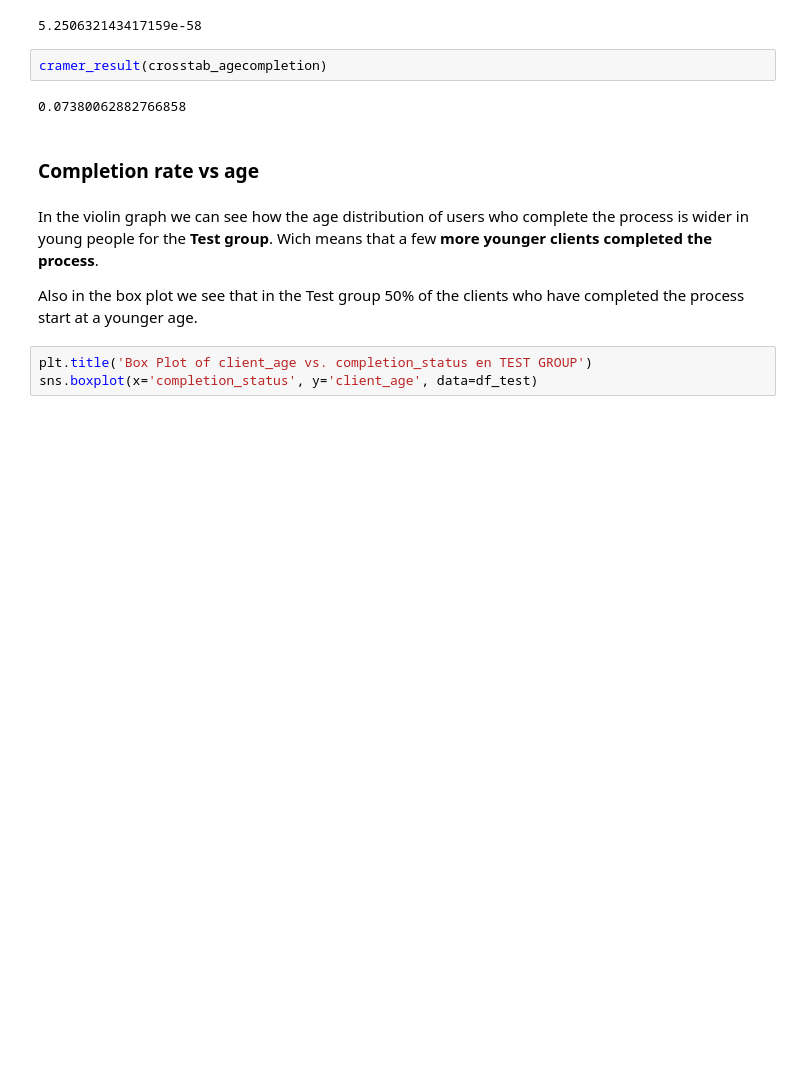
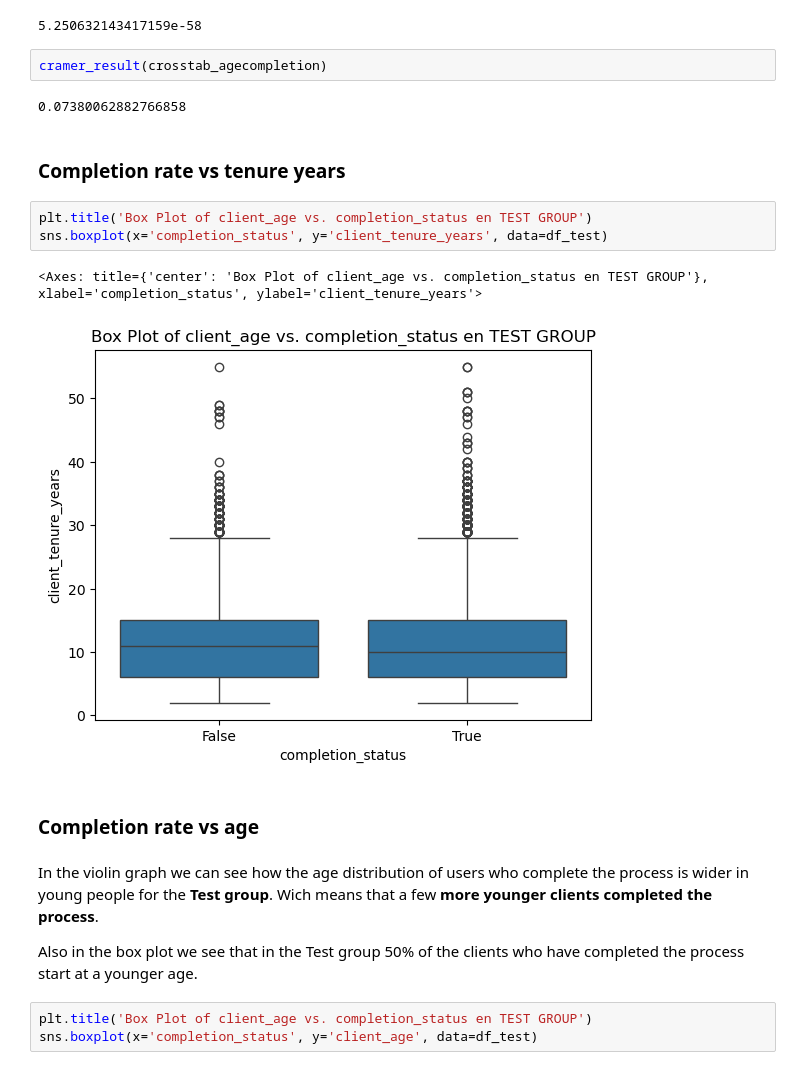
Before and after one commit to almudenaolg/Vanguard-AB-Test-Analysis, a Jupyter notebook: exploratory.ipynb, the cells around one changed output. Cells and saved outputs as stored; diff of their text form; blank space fills up the shorter version.

```diff
--- a/exploratory.ipynb
+++ b/exploratory.ipynb
@@ -1357,6 +1357,14 @@ chi_results(crosstab_agecompletion)
 cramer_result(crosstab_agecompletion)
 # %% [output]
 0.07380062882766858
+# %% [markdown]
+### Completion rate vs tenure years
+# %%
+plt.title('Box Plot of client_age vs. completion_status en TEST GROUP')
+sns.boxplot(x='completion_status', y='client_tenure_years', data=df_test)
+# %% [output]
+<Axes: title={'center': 'Box Plot of client_age vs. completion_status en TEST GROUP'}, xlabel='completion_status', ylabel='client_tenure_years'>
+[figure, added]
 # %% [markdown]
 ### Completion rate vs age
 # %% [markdown]
```
